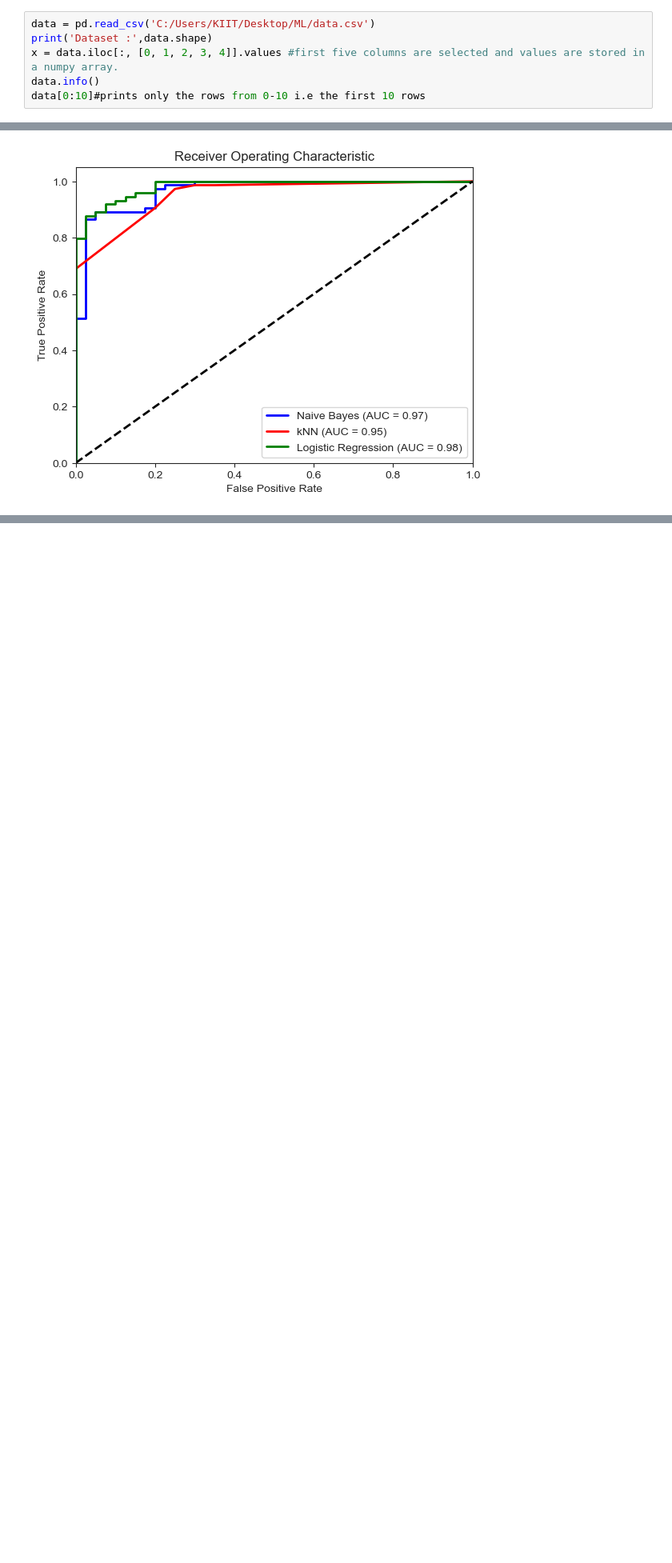
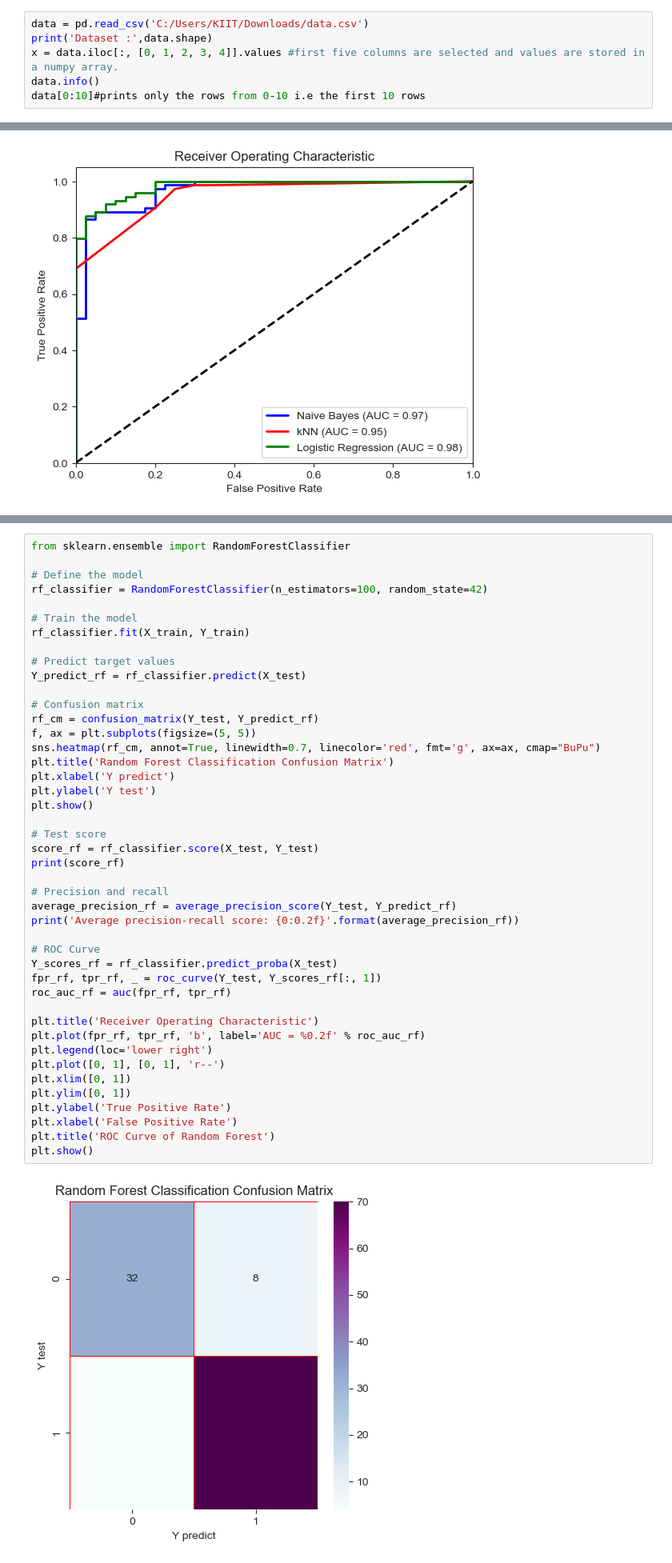
Before and after one commit to AhsanSAhmed/BreastCancer_MLModels, a Jupyter notebook: ML_Assignment.ipynb, the cells around one changed output, grey strips where cells are left out. Shown at 80% size. Saved outputs shown, nothing was run; the diff lists cells and outputs as text; blank space fills up the shorter version.

Commit message:
Added Random Forest and XGBoost

```diff
--- a/ML_Assignment.ipynb
+++ b/ML_Assignment.ipynb
@@ -12,7 +12,7 @@ from sklearn import metrics
 from sklearn.metrics import roc_curve,auc
 from sklearn.naive_bayes import GaussianNB
 # %%
-data = pd.read_csv('C:/Users/KIIT/Desktop/ML/data.csv')
+data = pd.read_csv('C:/Users/KIIT/Downloads/data.csv')
 print('Dataset :',data.shape)
 x = data.iloc[:, [0, 1, 2, 3, 4]].values #first five columns are selected and values are stored in a numpy array.
 data.info()
@@ -288,0 +291,46 @@ plt.show()
+# %%
+from sklearn.ensemble import RandomForestClassifier
+
+# Define the model
+rf_classifier = RandomForestClassifier(n_estimators=100, random_state=42)
+
+# Train the model
+rf_classifier.fit(X_train, Y_train)
+
+# Predict target values
+Y_predict_rf = rf_classifier.predict(X_test)
+
+# Confusion matrix
+rf_cm = confusion_matrix(Y_test, Y_predict_rf)
+f, ax = plt.subplots(figsize=(5, 5))
+sns.heatmap(rf_cm, annot=True, linewidth=0.7, linecolor='red', fmt='g', ax=ax, cmap="BuPu")
+plt.title('Random Forest Classification Confusion Matrix')
+plt.xlabel('Y predict')
+plt.ylabel('Y test')
+plt.show()
+
+# Test score
+score_rf = rf_classifier.score(X_test, Y_test)
+print(score_rf)
+
+# Precision and recall
+average_precision_rf = average_precision_score(Y_test, Y_predict_rf)
+print('Average precision-recall score: {0:0.2f}'.format(average_precision_rf))
+
+# ROC Curve
+Y_scores_rf = rf_classifier.predict_proba(X_test)
+fpr_rf, tpr_rf, _ = roc_curve(Y_test, Y_scores_rf[:, 1])
+roc_auc_rf = auc(fpr_rf, tpr_rf)
+
+plt.title('Receiver Operating Characteristic')
+plt.plot(fpr_rf, tpr_rf, 'b', label='AUC = %0.2f' % roc_auc_rf)
+plt.legend(loc='lower right')
+plt.plot([0, 1], [0, 1], 'r--')
+plt.xlim([0, 1])
+plt.ylim([0, 1])
+plt.ylabel('True Positive Rate')
+plt.xlabel('False Positive Rate')
+plt.title('ROC Curve of Random Forest')
+plt.show()
+# %% [output]
+[figure, added]
```
Also changed, not shown: parts of 7 cells of this notebook.
